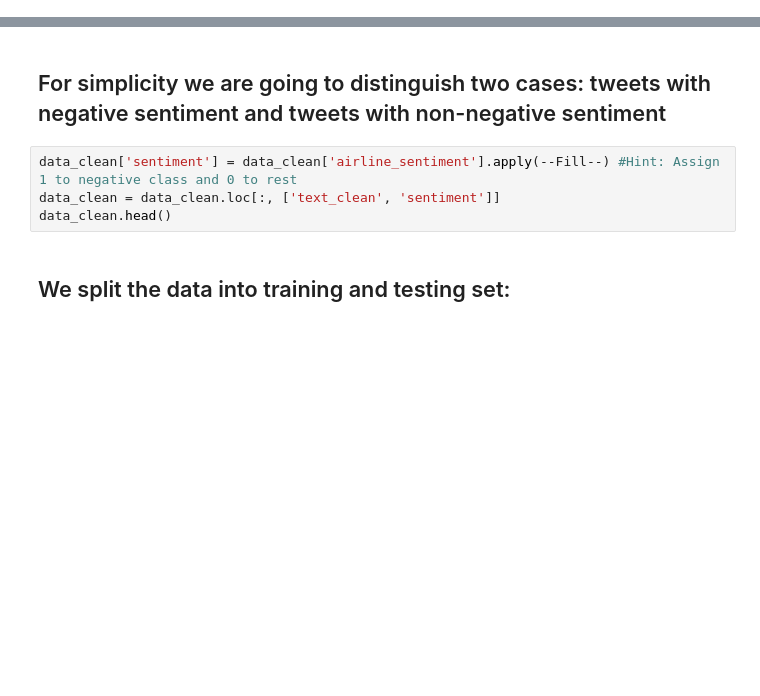
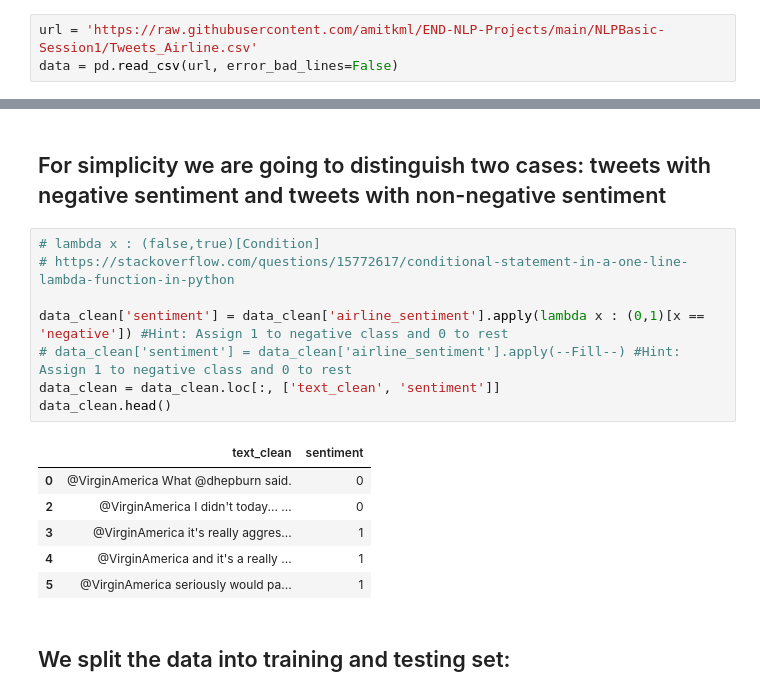
Before and after one commit to amitkml/END-NLP-Projects, a Jupyter notebook: NLPBasic-Session1/Sentiment_Analysis_using_SVM.ipynb, the cells around one changed output, grey strips where cells are left out. Cells and saved outputs as stored; diff of their text form; blank space fills up the shorter version.

```diff
--- a/NLPBasic-Session1/Sentiment_Analysis_using_SVM.ipynb
+++ b/NLPBasic-Session1/Sentiment_Analysis_using_SVM.ipynb
@@ -38,3 +40,6 @@ from sklearn.metrics import confusion_matrix, roc_auc_score, recall_score, preci
+# %%
+url = 'https://raw.githubusercontent.com/amitkml/END-NLP-Projects/main/NLPBasic-Session1/Tweets_Airline.csv'
+data = pd.read_csv(url, error_bad_lines=False)
 # %% [markdown]
 ## Import data
 # %%
@@ -65,9 +70,20 @@ data_clean.head()
 # %% [markdown]
 ## For simplicity we are going to distinguish two cases: tweets with negative sentiment and tweets with non-negative sentiment
 # %%
-data_clean['sentiment'] = data_clean['airline_sentiment'].apply(--Fill--) #Hint: Assign 1 to negative class and 0 to rest
+# lambda x : (false,true)[Condition]
+# https://stackoverflow.com/questions/15772617/conditional-statement-in-a-one-line-lambda-function-in-python
+
+data_clean['sentiment'] = data_clean['airline_sentiment'].apply(lambda x : (0,1)[x == 'negative']) #Hint: Assign 1 to negative class and 0 to rest
+# data_clean['sentiment'] = data_clean['airline_sentiment'].apply(--Fill--) #Hint: Assign 1 to negative class and 0 to rest
 data_clean = data_clean.loc[:, ['text_clean', 'sentiment']]
 data_clean.head()
+# %% [output]
+|  | text_clean | sentiment |
+| 0 | @VirginAmerica What @dhepburn said. | 0 |
+| 2 | @VirginAmerica I didn't today... ... | 0 |
+| 3 | @VirginAmerica it's really aggres... | 1 |
+| 4 | @VirginAmerica and it's a really ... | 1 |
+| 5 | @VirginAmerica seriously would pa... | 1 |
 # %% [markdown]
 ## We split the data into training and testing set:
 # %%
```
Also changed, not shown: parts of 24 cells of this notebook.
